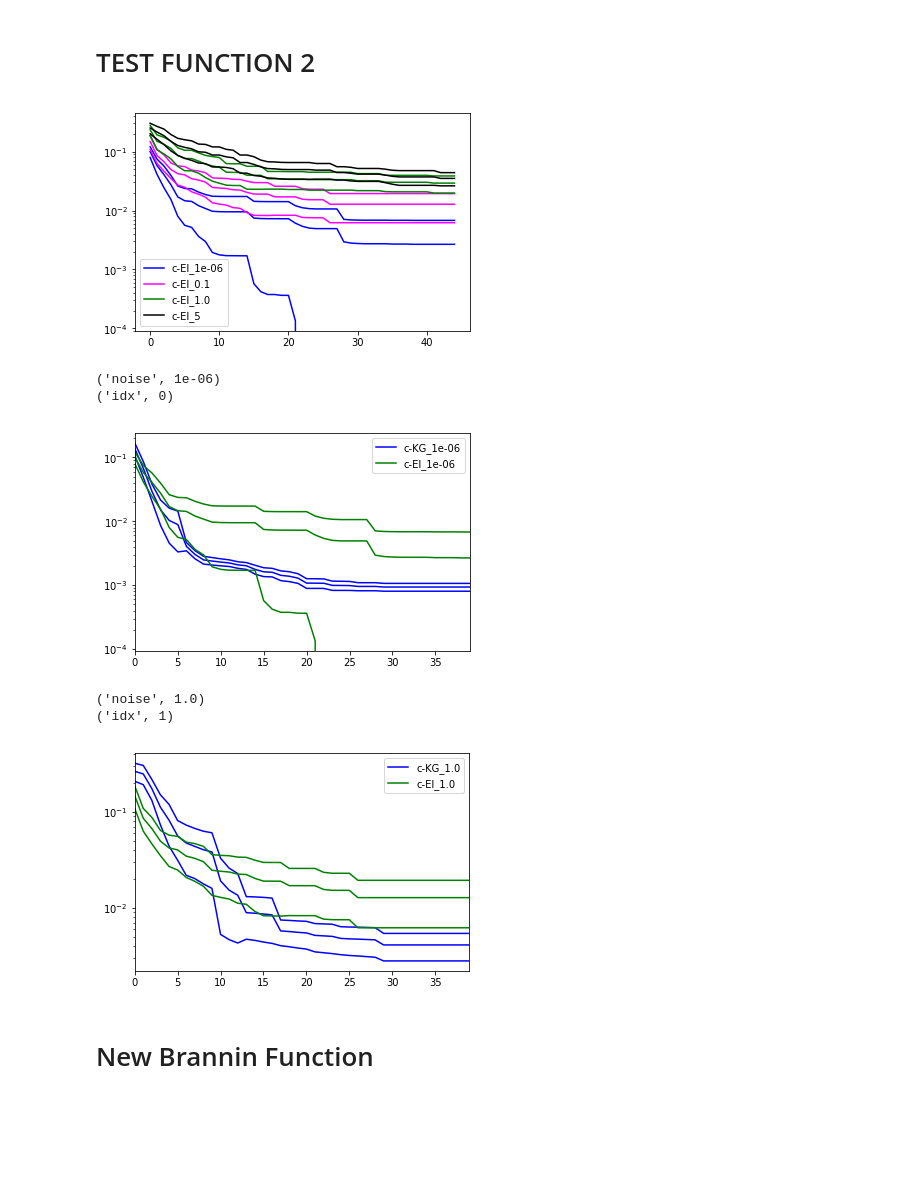
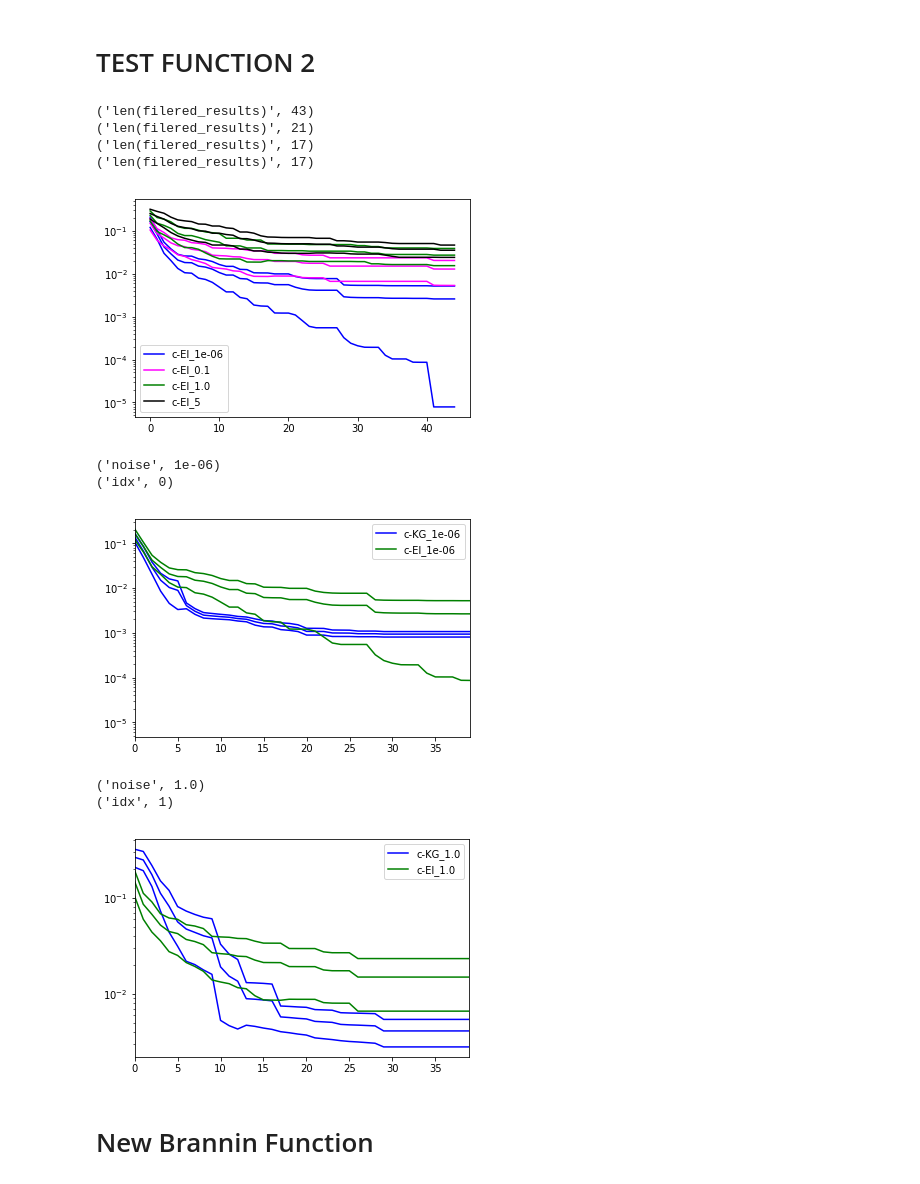
Before and after one commit to JuanUngredda/Constrained-KG, a Jupyter notebook: core/acquisition/RESULTS/Noisy Experiments.ipynb, the cells around one changed output. Drawn from its saved outputs; the diff is of its cells as text; code cells hidden in the pictures; blank space fills up the shorter version.

```diff
--- a/core/acquisition/RESULTS/Noisy Experiments.ipynb
+++ b/core/acquisition/RESULTS/Noisy Experiments.ipynb
@@ -24,9 +24,23 @@ for noise in [1e-06, 1.0, 5]:
             cum_val.append(np.min(data["Opportunity_cost"].values[:i+1]))
         results_1.append(np.array(cum_val).reshape(-1))
 
+
     mean_values_mistery_bnch = np.mean(results_1,axis=0)
     std_values = np.std(results_1,axis=0)
     MSE_mistery_bnch = 1.90*std_values/np.sqrt(len(files))
+
+    confidence = mean_values_mistery_bnch[-1] + 15*MSE_mistery_bnch[-1]
+    filered_results = []
+
+    for i in range(len(results_1)):
+        if results_1[i][-1] < confidence:
+            filered_results.append(results_1[i])
+
+
+    mean_values_mistery_bnch = np.mean(filered_results,axis=0)
+    std_values = np.std(filered_results,axis=0)
+    MSE_mistery_bnch = 1.90*std_values/np.sqrt(len(filered_results))
+    print("len(files)",len(filered_results))
 
     mistery_stats_bnch["noise_lvl"].append(noise)
     mistery_stats_bnch["mean"].append(mean_values_mistery_bnch)
@@ -116,34 +133,50 @@ test_f_2_stats_bnch = {"noise_lvl":[],"mean":[], "MSE":[]}
 for noise in [1e-06, 0.1, 1.0, 5]:
 
     path = "/home/juan/Documents/PhD/GitHub_Reps/Constrained-KG/core/acquisition/RESULTS/test_function_2_bnch_"+str(noise)+"/"
     files = os.listdir(path)
 
     #best_value = np.max(f(X))
     results_1 =[]
     for i in range(len(files)):
         data = pd.read_csv(path+files[i])
         cum_val = []
         for i in range(data.values.shape[0]):
             cum_val.append(np.min(data["Opportunity_cost"].values[:i+1]))
         results_1.append(np.array(cum_val).reshape(-1))
 
     mean_values_mistery_bnch = np.mean(results_1,axis=0)
     std_values = np.std(results_1,axis=0)
     MSE_mistery_bnch = 1.90*std_values/np.sqrt(len(files))
 
+    confidence = mean_values_mistery_bnch[-1] + MSE_mistery_bnch[-1]
+    filered_results = []
+
+    for i in range(len(results_1)):
+        if results_1[i][-1] < confidence:
+            filered_results.append(results_1[i])
+
+
+    mean_values_mistery_bnch = np.mean(results_1,axis=0)
+    std_values = np.std(results_1,axis=0)
+    MSE_mistery_bnch = 1.90*std_values/np.sqrt(len(filered_results))
+    print("len(filered_results)",len(filered_results))
     test_f_2_stats_bnch["noise_lvl"].append(noise)
     test_f_2_stats_bnch["mean"].append(mean_values_mistery_bnch)
     test_f_2_stats_bnch["MSE"].append(MSE_mistery_bnch)
 
     plt.plot(mean_values_mistery_bnch, color=color[s],label="c-EI_"+str(noise))
     plt.plot(mean_values_mistery_bnch+MSE_mistery_bnch, color=color[s])
     plt.plot(mean_values_mistery_bnch-MSE_mistery_bnch, color=color[s])
     s=s+1
 plt.yscale("log")
 plt.legend()
 plt.show()
 # %% [output]
+('len(filered_results)', 43)
+('len(filered_results)', 21)
+('len(filered_results)', 17)
+('len(filered_results)', 17)
-[figure, old version]
+[figure, new version]
 # %%
 s=0
 color=["blue", "blue"]
@@ -206,10 +239,10 @@ for noise in [1e-06, 1.0]:
 # %% [output]
 ('noise', 1e-06)
 ('idx', 0)
-[figure, old version]
+[figure, new version]
 ('noise', 1.0)
 ('idx', 1)
-[figure, old version]
+[figure, new version]
 # %% [markdown]
 # New Brannin Function
 # %%
```
Also changed, not shown: parts of 3 cells of this notebook, 38 other files.
